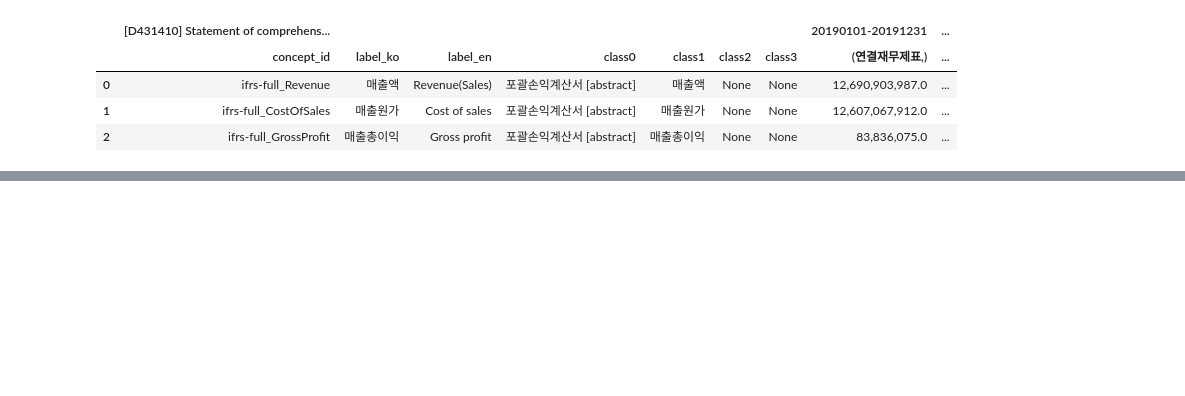
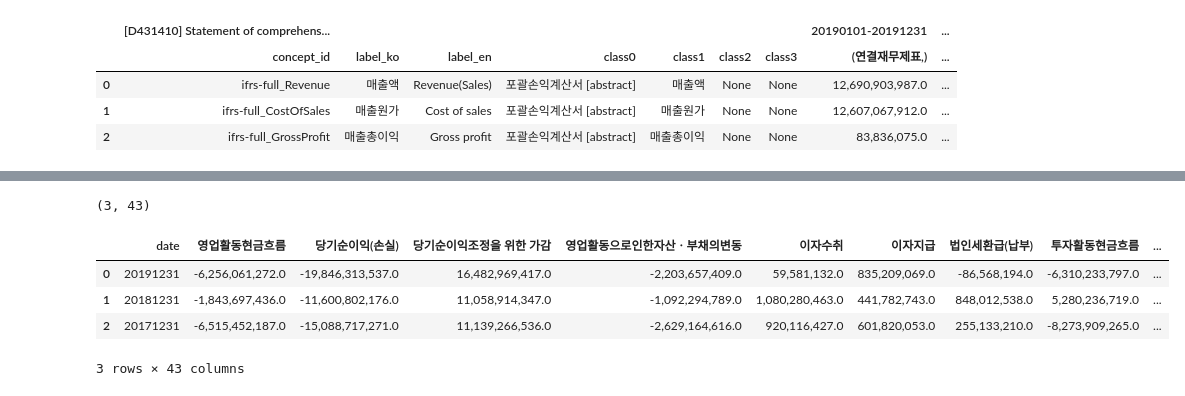
Before and after one commit to Seungki-Jeong/Analysis-of-Corporate-Bankruptcy, a Jupyter notebook: (windows)재무제표, 현금흐름표, 포괄손익계산서 예시-Copy1.ipynb, the cells around one changed output, grey strips where cells are left out. Saved outputs shown, nothing was run; the diff lists cells and outputs as text; code cells hidden in the pictures; blank space fills up the shorter version.

```diff
--- a/(windows)재무제표, 현금흐름표, 포괄손익계산서 예시-Copy1.ipynb
+++ b/(windows)재무제표, 현금흐름표, 포괄손익계산서 예시-Copy1.ipynb
@@ -319,2 +317,19 @@ df_cf
 # %%
 df_cf.to_csv('data/현금흐름표.csv', index = False)
+# %%
+df_cf_1 = df_cf.iloc[:,[1,6,7,8]]
+df_cf_1.columns = ['', df_cf_1.columns[1][0], df_cf_1.columns[2][0], df_cf_1.columns[3][0]]
+df_cf_1 = df_cf_1.T
+df_cf_1 = df_cf_1.rename(columns=df_cf_1.iloc[0])
+df_cf_1 = df_cf_1.drop(df_cf_1.index[0])
+df_cf_1 = df_cf_1.reset_index().rename(columns={'index':'date'})
+df_cf_1['date'] = df_cf_1['date'].str[9:]
+print(df_cf_1.shape)
+df_cf_1.head()
+# %% [output]
+(3, 43)
+|  | date | 영업활동현금흐름 | 당기순이익(손실) | 당기순이익조정을 위한 가감 | 영업활동으로인한자산ㆍ부채의변동 | 이자수취 | 이자지급 | 법인세환급(납부) | 투자활동현금흐름 | ... |
+| 0 | 20191231 | -6,256,061,272.0 | -19,846,313,537.0 | 16,482,969,417.0 | -2,203,657,409.0 | 59,581,132.0 | 835,209,069.0 | -86,568,194.0 | -6,310,233,797.0 | ... |
+| 1 | 20181231 | -1,843,697,436.0 | -11,600,802,176.0 | 11,058,914,347.0 | -1,092,294,789.0 | 1,080,280,463.0 | 441,782,743.0 | 848,012,538.0 | 5,280,236,719.0 | ... |
+| 2 | 20171231 | -6,515,452,187.0 | -15,088,717,271.0 | 11,139,266,536.0 | -2,629,164,616.0 | 920,116,427.0 | 601,820,053.0 | 255,133,210.0 | -8,273,909,265.0 | ... |
+3 rows × 43 columns
```
Also changed, not shown: parts of 15 cells of this notebook, 2 other files.
